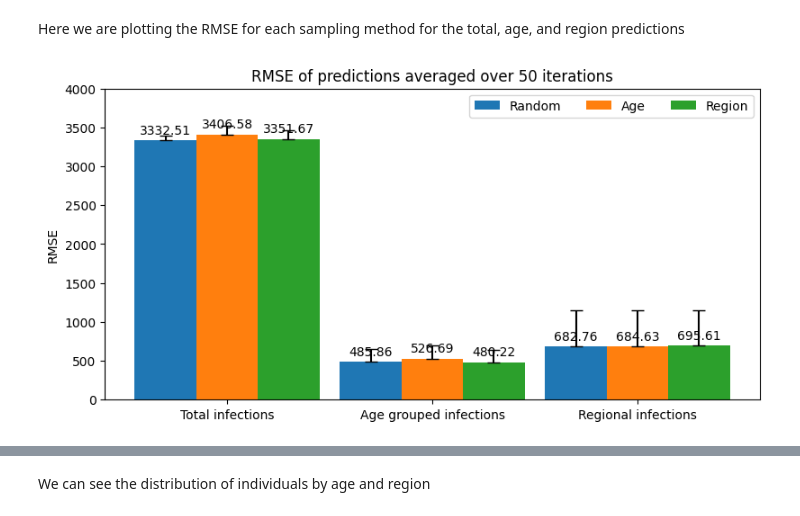
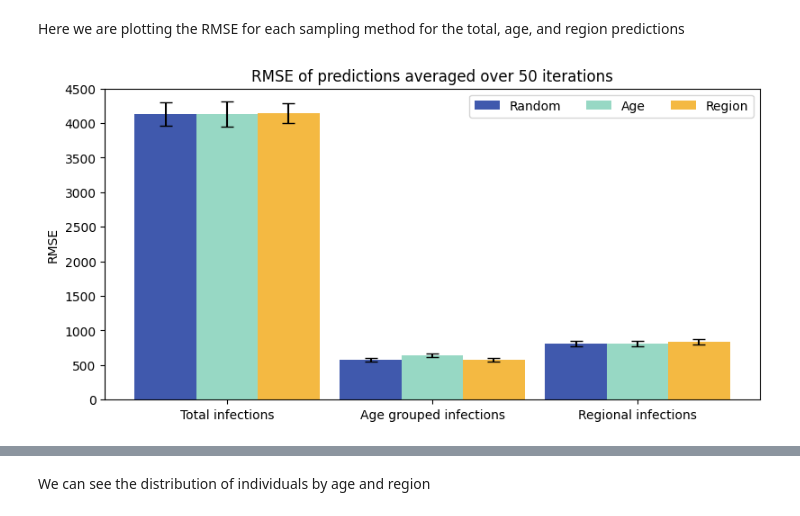
Before and after one commit to SABS-R3-Epidemiology/EpiOS, a Jupyter notebook: stratified_random/stratified_predictions.ipynb, the cells around one changed output, grey strips where cells are left out. Cells and saved outputs as stored; diff of their text form; code cells hidden in the pictures.

```diff
--- a/stratified_random/stratified_predictions.ipynb
+++ b/stratified_random/stratified_predictions.ipynb
@@ -400,29 +403,29 @@ regional_results_df.to_csv('C:/Users/evana/EpiOS/stratified_random/region_strate
 import pandas as pd
 from itertools import chain
 
-true_age_grouped_infections = pd.read_csv('C:/Users/evana/EpiOS/stratified_random/random_strategy/true_infections_age_group_10.csv')
-true_age_grouped_lists = true_age_grouped_infections.iloc[:, 2:].values.tolist()
+true_age_grouped_infections = pd.read_csv(f'{cwd}/random_strategy/true_infections_age_group_10.csv')
+true_age_grouped_lists = true_age_grouped_infections.iloc[:, 1:].values.tolist()
 
-true_region_infections = pd.read_csv('C:/Users/evana/EpiOS/stratified_random/random_strategy/true_infections_regions_10.csv')
+true_region_infections = pd.read_csv(f'{cwd}/random_strategy/true_infections_regions_10.csv')
 true_region_lists = true_region_infections.iloc[:, 1:].values.tolist()
 
-total_by_age_groups = pd.read_csv('C:/Users/evana/EpiOS/stratified_random/random_strategy/total_by_age_group_10.csv')
-total_by_age_groups_lists = list(chain.from_iterable(total_by_age_groups.iloc[:, 2:].values.tolist()))
+total_by_age_groups = pd.read_csv(f'{cwd}/random_strategy/total_by_age_group_10.csv')
+total_by_age_groups_lists = list(chain.from_iterable(total_by_age_groups.iloc[:, 1:].values.tolist()))
 
-total_by_region = pd.read_csv('C:/Users/evana/EpiOS/stratified_random/random_strategy/total_by_regions_10.csv')
-total_by_region_lists = list(chain.from_iterable(total_by_region.iloc[:, 2:].values.tolist()))
+total_by_region = pd.read_csv(f'{cwd}/random_strategy/total_by_regions_10.csv')
+total_by_region_lists = list(chain.from_iterable(total_by_region.iloc[:, 1:].values.tolist()))
 
-base_pred_infections = pd.read_csv('C:/Users/evana/EpiOS/stratified_random/random_strategy/predictions_10.csv')
+base_pred_infections = pd.read_csv(f'{cwd}/random_strategy/predictions_10.csv')
 base_pred_lists = base_pred_infections.iloc[:, 1:].values.tolist()
 
-age_pred_infections = pd.read_csv('C:/Users/evana/EpiOS/stratified_random/age_strategy/predictions_10.csv')
+age_pred_infections = pd.read_csv(f'{cwd}/age_strategy/predictions_10.csv')
 age_pred_lists = age_pred_infections.iloc[:, 1:].values.tolist()
 
-region_pred_infections = pd.read_csv('C:/Users/evana/EpiOS/stratified_random/region_strategy/predictions_10.csv')
+region_pred_infections = pd.read_csv(f'{cwd}/region_strategy/predictions_10.csv')
 region_pred_lists = region_pred_infections.iloc[:, 1:].values.tolist()
 
-# age_results_df_try = pd.read_csv('C:/Users/evana/EpiOS/stratified_random/age_strategy/predictions_by_age_10.csv', index_col=False)
-# regional_results_df_try = pd.read_csv('C:/Users/evana/EpiOS/stratified_random/region_strategy/predictions_by_region_10.csv', index_col=False, escapechar='\\')
+# age_results_df = pd.read_csv(f'{cwd}/age_strategy/predictions_by_age_10.csv', index_col=False)
+# regional_results_df = pd.read_csv(f'{cwd}/region_strategy/predictions_by_region_10.csv', index_col=False, escapechar='\\')
 # %% [markdown]
 ### Calculating RMSE
 # %% [markdown]
@@ -519,21 +549,21 @@ region_pred_rmse = []
 
 for arr in base_pred_lists:
     base_pred_array += arr
-    base_pred_rmse.append(np.sqrt((true-arr)**2).mean())
+    base_pred_rmse.append(np.sqrt(((true-arr)**2).mean()))
 base_pred_array = base_pred_array / num_iters
 base_pred_avg = base_pred_array.tolist()
 print(base_pred_rmse)
 
 for arr in age_pred_lists:
     age_pred_array += arr
-    age_pred_rmse.append(np.sqrt((true-arr)**2).mean())
+    age_pred_rmse.append(np.sqrt(((true-arr)**2).mean()))
 age_pred_array = age_pred_array / num_iters
 age_pred_avg = age_pred_array.tolist()
 print(age_pred_rmse)
 
 for arr in region_pred_lists:
     region_pred_array += arr
-    region_pred_rmse.append(np.sqrt((true-arr)**2).mean())
+    region_pred_rmse.append(np.sqrt(((true-arr)**2).mean()))
 region_pred_array = region_pred_array / num_iters
 region_pred_avg = region_pred_array.tolist()
 print(region_pred_rmse)
@@ -630,37 +634,38 @@ Here we are plotting the RMSE for each sampling method for the total, age, and r
 # %%
 # Make bar chart of average RMSE for base, age, and region predictions
 sampling = ("Total infections", "Age grouped infections", "Regional infections")
 rmse_values = {
     'Random': (round(np.mean(base_pred_rmse), 2), round(np.mean(base_avg_rmse_age), 2), round(np.mean(base_avg_rmse_region), 2)),
     'Age': (round(np.mean(age_pred_rmse), 2), round(np.mean(age_avg_rmse_age), 2), round(np.mean(age_avg_rmse_region), 2)),
     'Region': (round(np.mean(region_pred_rmse), 2), round(np.mean(region_avg_rmse_age), 2), round(np.mean(region_avg_rmse_region), 2)),
 }
 error_values = {
-    'Random': [np.std(base_pred_rmse), np.std(base_avg_rmse_age), np.std(base_avg_rmse_region)],
-    'Age': [np.std(age_pred_rmse), np.std(age_avg_rmse_age), np.std(age_avg_rmse_region)],
-    'Region': [np.std(region_pred_rmse), np.std(region_avg_rmse_age), np.std(region_avg_rmse_region)],
+    'Random': [np.std(base_pred_rmse), np.mean(base_std_age), np.std(base_std_region)],
+    'Age': [np.std(age_pred_rmse), np.mean(age_std_age), np.std(age_std_region)],
+    'Region': [np.std(region_pred_rmse), np.mean(region_std_age), np.std(region_std_region)],
 }
 x = np.arange(len(sampling))  # Label locations
 width = 0.3  # Width of the bars
 multiplier = 0
+colors = ['#4059AD', '#97D8C4', '#F4B942']
 
 fig, ax = plt.subplots(figsize=(8, 4), constrained_layout=True)
 
 for attribute, measurement in rmse_values.items():
     offset = width * multiplier
-    rects = ax.bar(x + offset, measurement, width, label=attribute)
+    rects = ax.bar(x + offset, measurement, width, label=attribute, color=colors[multiplier])
     for i, rect in enumerate(rects):
-        ax.errorbar(rect.get_x() + rect.get_width() / 2, measurement[i], yerr=[[0], [error_values[attribute][i]]],
+        ax.errorbar(rect.get_x() + rect.get_width() / 2, measurement[i], yerr=[error_values[attribute][i]],
                     capsize=5, color='black')
-    ax.bar_label(rects, padding=3)
+    #ax.bar_label(rects, padding=-15)
     multiplier += 1
 
 ax.set_ylabel('RMSE')
 ax.set_title('RMSE of predictions averaged over 50 iterations')
 ax.set_xticks(x + width, sampling)
 ax.legend(loc='upper right', ncols=3)
-ax.set_ylim(0, 4000)
+ax.set_ylim(0, 4500)
 
 plt.show()
 # %% [output]
-[figure, old version]
+[figure, new version]
```
Also changed, not shown: parts of 13 cells of this notebook.
